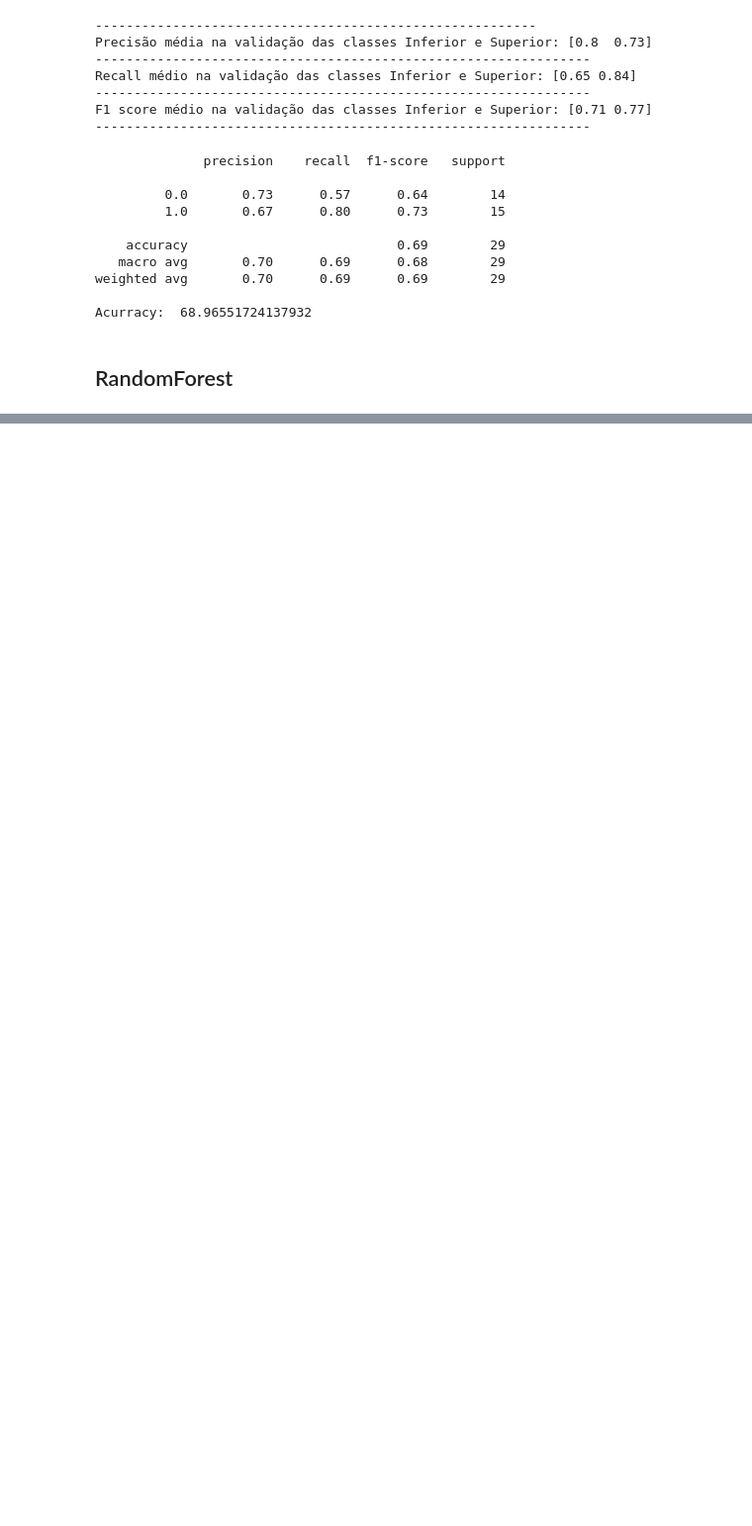
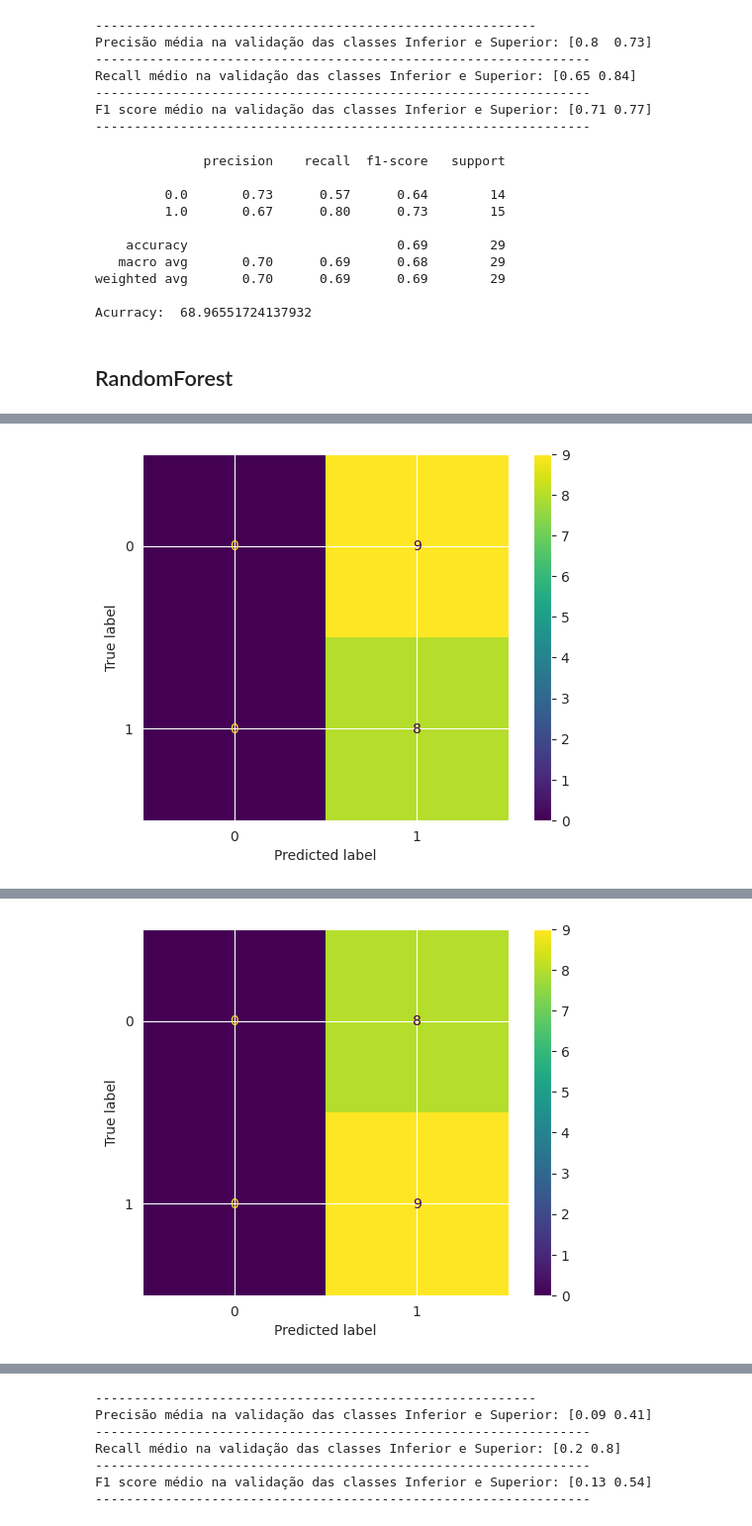
Before and after one commit to andre-brandao/puc_zoonotic_capacity, a Jupyter notebook: covid_ic.ipynb, the cells around one changed output, grey strips where cells are left out. Shown at 99% size. Cells and saved outputs as stored; diff of their text form; code cells hidden in the pictures; blank space fills up the shorter version.

```diff
--- a/covid_ic.ipynb
+++ b/covid_ic.ipynb
@@ -451,2 +435,12 @@ weighted avg       0.59      0.59      0.59        29
 
 Acurracy:  58.620689655172406
+# %%
+# run neural network
+
+from sklearn.neural_network import MLPClassifier
+
+neural_network = MLPClassifier(hidden_layer_sizes=(100, 100, 100), max_iter=1000, alpha=0.0001,
+                     solver='sgd', verbose=10,  random_state=21,tol=0.000000001)
+
+neural_network, neural_network_array_precision = perform_cross_validation(neural_network, x_train, y_train)
+# %% [output]
@@ -452,0 +464 @@ Acurracy:  58.620689655172406
+[figure, added]
@@ -452,0 +482 @@ Acurracy:  58.620689655172406
+[figure, added]
@@ -452,0 +537,7 @@ Acurracy:  58.620689655172406
+---------------------------------------------------------
+Precisão média na validação das classes Inferior e Superior: [0.09 0.41]
+----------------------------------------------------------------
+Recall médio na validação das classes Inferior e Superior: [0.2 0.8]
+----------------------------------------------------------------
+F1 score médio na validação das classes Inferior e Superior: [0.13 0.54]
+----------------------------------------------------------------
```
Also changed, not shown: parts of 10 cells of this notebook.
